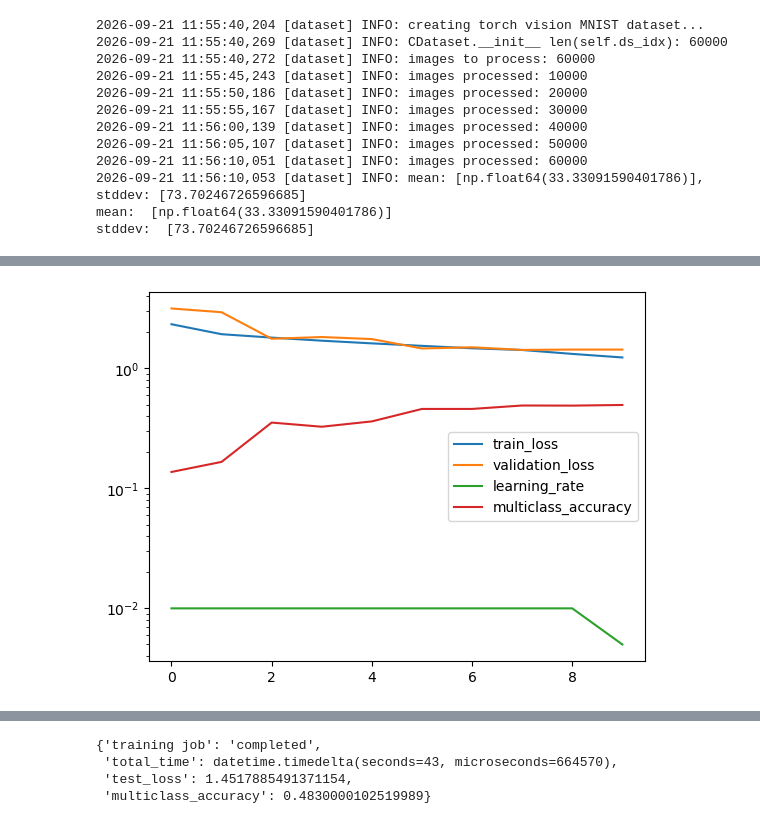
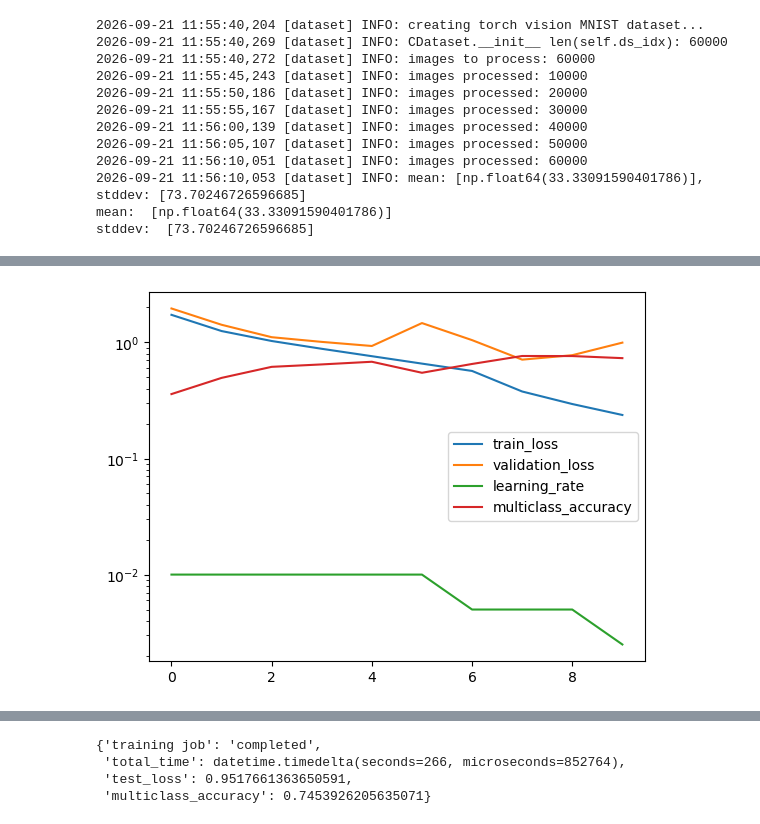
Before and after one commit to icanswim/cosmosis, a Jupyter notebook: experiment.ipynb, the cells around one changed output, grey strips where cells are left out. Cells and saved outputs as stored; diff of their text form; code cells hidden in the pictures.

```diff
--- a/experiment.ipynb
+++ b/experiment.ipynb
@@ -591,7 +594,8 @@ crit_param = {'reduction': 'sum'}
 
 sample_param = {'set_seed': 88,
                 'splits': (.8,),
-                'subset': .1}
+                #'subset': .1
+                }
 
 sched_param = {'factor': .5,
                'patience': 1,
@@ -607,7 +611,7 @@ learn = Learn([TVDS,TVDS],
               model_param=model_param, ds_param=ds_param, sample_param=sample_param,
               opt_param=opt_param, sched_param=sched_param, crit_param=crit_param,
               metric_param=metric_param,
-              batch_size=16, epoch=10, gpu=True)
+              batch_size=64, epoch=10, gpu=True)
 
 learn.run_experiment()
 # %% [output]
@@ -631 +635 @@ total learning time: 0:00:43.664570
-[figure, old version]
+[figure, new version]
@@ -634,7 +638,7 @@ total learning time: 0:00:43.664570
 {'training job': 'completed',
- 'total_time': datetime.timedelta(seconds=43, microseconds=664570),
- 'test_loss': 1.4517885491371154,
- 'multiclass_accuracy': 0.4830000102519989}
+ 'total_time': datetime.timedelta(seconds=266, microseconds=852764),
+ 'test_loss': 0.9517661363650591,
+ 'multiclass_accuracy': 0.7453926205635071}
 # %%
 # TVDS dataset torchvision wrapper (TVDS) with transforms and tv_model torchvision model wrapper
 
```
Also changed, not shown: parts of 11 cells of this notebook.
